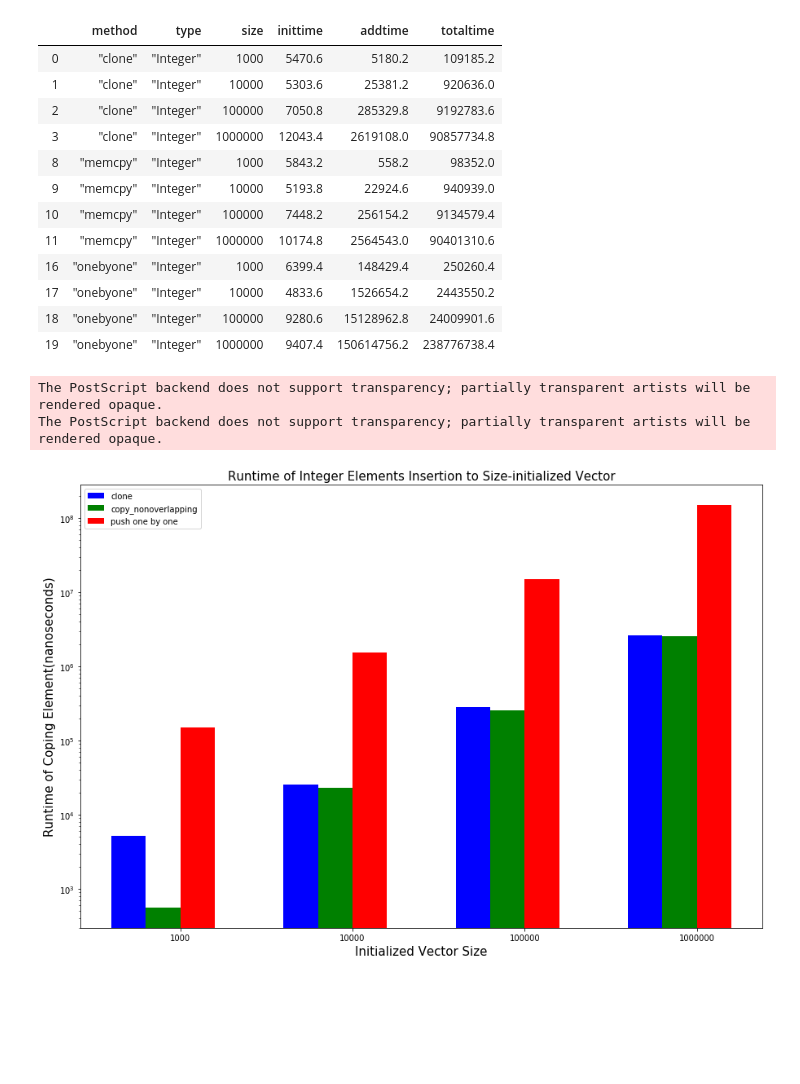
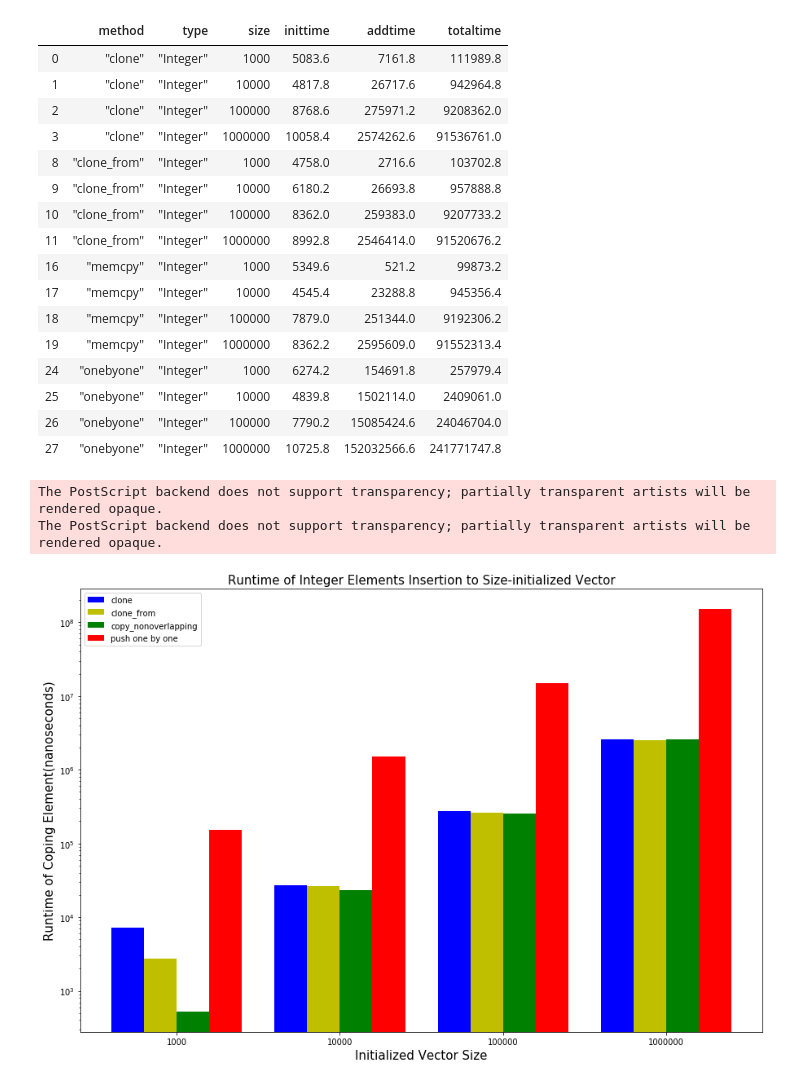
Before and after one commit to ShinsakuOkazaki/master-thesis, a Jupyter notebook: project/rust_memAlloc_various/analysis/visualization.ipynb, the cells around one changed output. Saved outputs shown, nothing was run; the diff lists cells and outputs as text; code cells hidden in the pictures; blank space fills up the shorter version.

```diff
--- a/project/rust_memAlloc_various/analysis/visualization.ipynb
+++ b/project/rust_memAlloc_various/analysis/visualization.ipynb
@@ -25,7 +25,6 @@ def getDf():
     df.astype({ "size": "int32", "inittime": "int32", \
                 "addtime": "int32", "totaltime": "int32",
               "method": 'category', "type": 'category'})
-    df[df['method']] =
     return df
 # %%
 df = getDf()
@@ -73,43 +72,49 @@ df_avg_int = df_average[df_average["type"] == '"Integer"']
 df_avg_int
 # %% [output]
 |  | method | type | size | inittime | addtime | totaltime |
-| 0 | "clone" | "Integer" | 1000 | 5470.6 | 5180.2 | 109185.2 |
-| 1 | "clone" | "Integer" | 10000 | 5303.6 | 25381.2 | 920636.0 |
-| 2 | "clone" | "Integer" | 100000 | 7050.8 | 285329.8 | 9192783.6 |
-| 3 | "clone" | "Integer" | 1000000 | 12043.4 | 2619108.0 | 90857734.8 |
-| 8 | "memcpy" | "Integer" | 1000 | 5843.2 | 558.2 | 98352.0 |
-| 9 | "memcpy" | "Integer" | 10000 | 5193.8 | 22924.6 | 940939.0 |
-| 10 | "memcpy" | "Integer" | 100000 | 7448.2 | 256154.2 | 9134579.4 |
-| 11 | "memcpy" | "Integer" | 1000000 | 10174.8 | 2564543.0 | 90401310.6 |
-| 16 | "onebyone" | "Integer" | 1000 | 6399.4 | 148429.4 | 250260.4 |
-| 17 | "onebyone" | "Integer" | 10000 | 4833.6 | 1526654.2 | 2443550.2 |
-| 18 | "onebyone" | "Integer" | 100000 | 9280.6 | 15128962.8 | 24009901.6 |
-| 19 | "onebyone" | "Integer" | 1000000 | 9407.4 | 150614756.2 | 238776738.4 |
+| 0 | "clone" | "Integer" | 1000 | 5083.6 | 7161.8 | 111989.8 |
+| 1 | "clone" | "Integer" | 10000 | 4817.8 | 26717.6 | 942964.8 |
+| 2 | "clone" | "Integer" | 100000 | 8768.6 | 275971.2 | 9208362.0 |
+| 3 | "clone" | "Integer" | 1000000 | 10058.4 | 2574262.6 | 91536761.0 |
+| 8 | "clone_from" | "Integer" | 1000 | 4758.0 | 2716.6 | 103702.8 |
+| 9 | "clone_from" | "Integer" | 10000 | 6180.2 | 26693.8 | 957888.8 |
+| 10 | "clone_from" | "Integer" | 100000 | 8362.0 | 259383.0 | 9207733.2 |
+| 11 | "clone_from" | "Integer" | 1000000 | 8992.8 | 2546414.0 | 91520676.2 |
+| 16 | "memcpy" | "Integer" | 1000 | 5349.6 | 521.2 | 99873.2 |
+| 17 | "memcpy" | "Integer" | 10000 | 4545.4 | 23288.8 | 945356.4 |
+| 18 | "memcpy" | "Integer" | 100000 | 7879.0 | 251344.0 | 9192306.2 |
+| 19 | "memcpy" | "Integer" | 1000000 | 8362.2 | 2595609.0 | 91552313.4 |
+| 24 | "onebyone" | "Integer" | 1000 | 6274.2 | 154691.8 | 257979.4 |
+| 25 | "onebyone" | "Integer" | 10000 | 4839.8 | 1502114.0 | 2409061.0 |
+| 26 | "onebyone" | "Integer" | 100000 | 7790.2 | 15085424.6 | 24046704.0 |
+| 27 | "onebyone" | "Integer" | 1000000 | 10725.8 | 152032566.6 | 241771747.8 |
 # %%
 df_avg_string = df_average[df_average["type"] == '"String"']
 # %%
 clone = df_avg_int[df_avg_int["method"] == '"clone"']
+clone_from = df_avg_int[df_avg_int["method"] == '"clone_from"']
 memcpy = df_avg_int[df_avg_int["method"] == '"memcpy"']
 onebyone = df_avg_int[df_avg_int["method"] == '"onebyone"']
 fig, ax = plt.subplots(figsize = (15, 10))
 w = 0.2
 idx = np.arange(df_avg_int['size'].nunique())
-b1 = ax.bar(idx - w, clone["addtime"], width = w, color ='b', align = 'center')
-b2 = ax.bar(idx, memcpy['addtime'], width = w, color ='g', align = 'center')
-b3 = ax.bar(idx + w, onebyone['addtime'], width = w, color ='r', align = 'center')
+b1 = ax.bar(idx - 2*w, clone["addtime"], width = w, color ='b', align = 'center')
+b2 = ax.bar(idx - w, clone_from["addtime"], width = w, color ='y', align = 'center')
+b3 = ax.bar(idx , memcpy['addtime'], width = w, color ='g', align = 'center')
+b4 = ax.bar(idx + w, onebyone['addtime'], width = w, color ='r', align = 'center')
 label = np.sort(df_avg_int['size'].unique())
-ax.set_xticks(idx + w / 2)
+ax.set_xticks(idx - w/ 2)
 ax.set_xticklabels(label)
 ax.set_xlabel("Initialized Vector Size", fontsize = 15)
 ax.set_ylabel("Runtime of Coping Element(nanoseconds)", fontsize = 15)
 ax.set_title("Runtime of Integer Elements Insertion to Size-initialized Vector", fontsize = 15)
-ax.legend((b1, b2, b3), ("clone", "copy_nonoverlapping", "push one by one"))
+ax.legend((b1, b2, b3, b4), ("clone", "clone_from", "copy_nonoverlapping", "push one by one"))
 ax.set_yscale('log')
-#fig.savefig("rust_various_insertion_integer.eps")
+fig.savefig("rust_various_insertion_integer.eps")
 plt.show()
 # %% [output]
 The PostScript backend does not support transparency; partially transparent artists will be rendered opaque.
 The PostScript backend does not support transparency; partially transparent artists will be rendered opaque.
-[figure, old version]
+[figure, new version]
 # %%
 clone = df_avg_string[df_avg_string["method"] == '"clone"']
```
Also changed, not shown: parts of 3 cells of this notebook, 10 other files.
